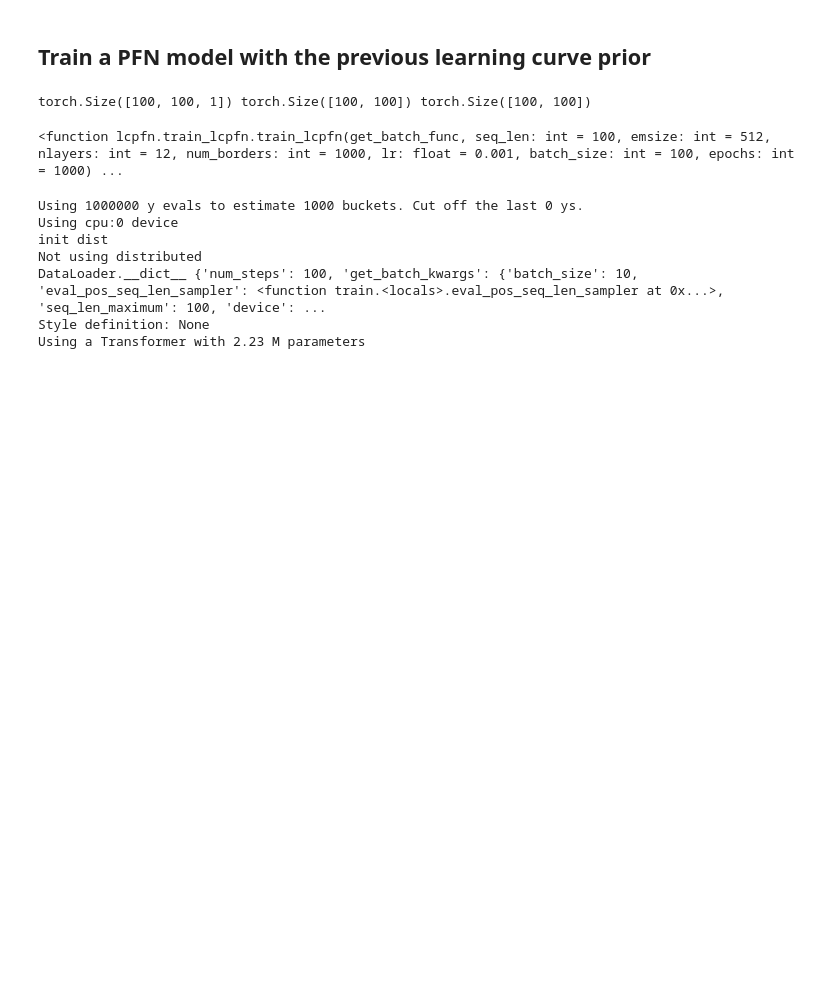
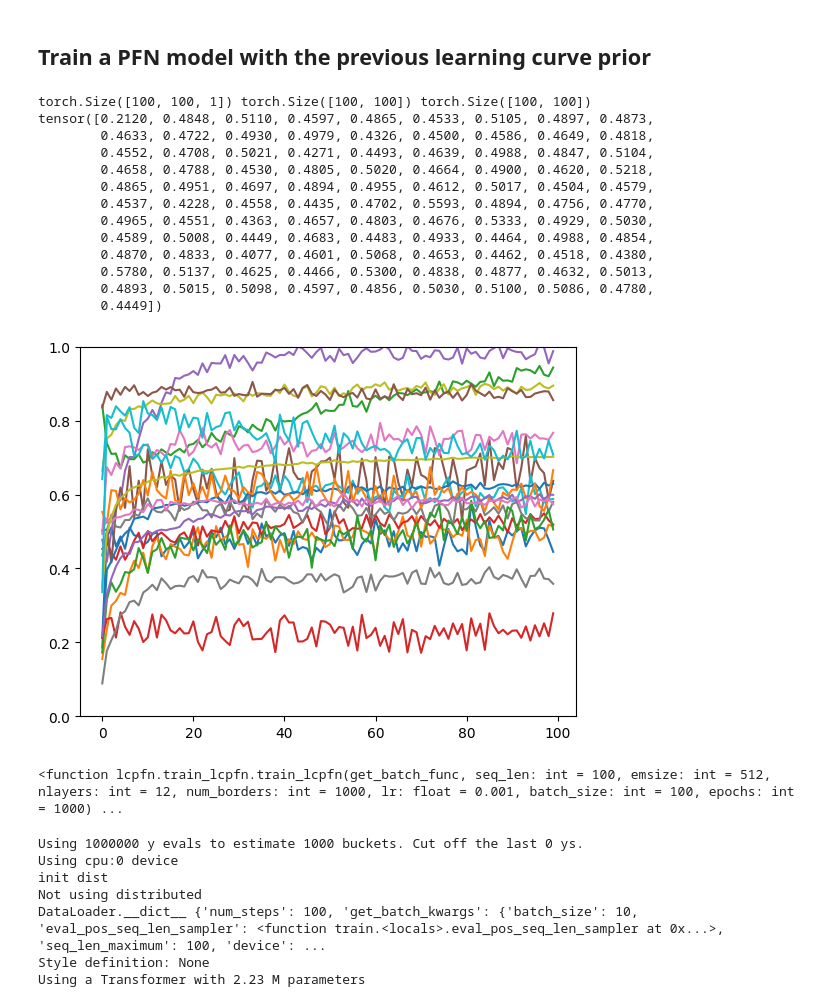
Before and after one commit to Remi-Lejeune/deep-learning-project, a Jupyter notebook: lcpfn/notebooks/training.ipynb, the cells around one changed output. Saved outputs shown, nothing was run; the diff lists cells and outputs as text; code cells hidden in the pictures; blank space fills up the shorter version.

```diff
--- a/lcpfn/notebooks/training.ipynb
+++ b/lcpfn/notebooks/training.ipynb
@@ -25,10 +25,30 @@ get_batch_func = lcpfn.create_get_batch_func(prior=lcpfn.sample_from_prior)
 # %%
 # example of a batch
 
 X, Y, Y_noisy = get_batch_func(batch_size=100, seq_len=100, num_features=1)
 print(X.shape, Y.shape, Y_noisy.shape)
+
+print(Y[:,0])
+
+plt.ylim(0,1)
+for i in range(0,20):
+     plt.plot(Y[:,i])
+plt.show()
 # %% [output]
 torch.Size([100, 100, 1]) torch.Size([100, 100]) torch.Size([100, 100])
+tensor([0.2120, 0.4848, 0.5110, 0.4597, 0.4865, 0.4533, 0.5105, 0.4897, 0.4873,
+        0.4633, 0.4722, 0.4930, 0.4979, 0.4326, 0.4500, 0.4586, 0.4649, 0.4818,
+        0.4552, 0.4708, 0.5021, 0.4271, 0.4493, 0.4639, 0.4988, 0.4847, 0.5104,
+        0.4658, 0.4788, 0.4530, 0.4805, 0.5020, 0.4664, 0.4900, 0.4620, 0.5218,
+        0.4865, 0.4951, 0.4697, 0.4894, 0.4955, 0.4612, 0.5017, 0.4504, 0.4579,
+        0.4537, 0.4228, 0.4558, 0.4435, 0.4702, 0.5593, 0.4894, 0.4756, 0.4770,
+        0.4965, 0.4551, 0.4363, 0.4657, 0.4803, 0.4676, 0.5333, 0.4929, 0.5030,
+        0.4589, 0.5008, 0.4449, 0.4683, 0.4483, 0.4933, 0.4464, 0.4988, 0.4854,
+        0.4870, 0.4833, 0.4077, 0.4601, 0.5068, 0.4653, 0.4462, 0.4518, 0.4380,
+        0.5780, 0.5137, 0.4625, 0.4466, 0.5300, 0.4838, 0.4877, 0.4632, 0.5013,
+        0.4893, 0.5015, 0.5098, 0.4597, 0.4856, 0.5030, 0.5100, 0.5086, 0.4780,
+        0.4449])
+[figure, added]
 # %%
 # Main function to train a PFN model
 
```
Also changed, not shown: parts of 2 cells of this notebook, 8 other files.
